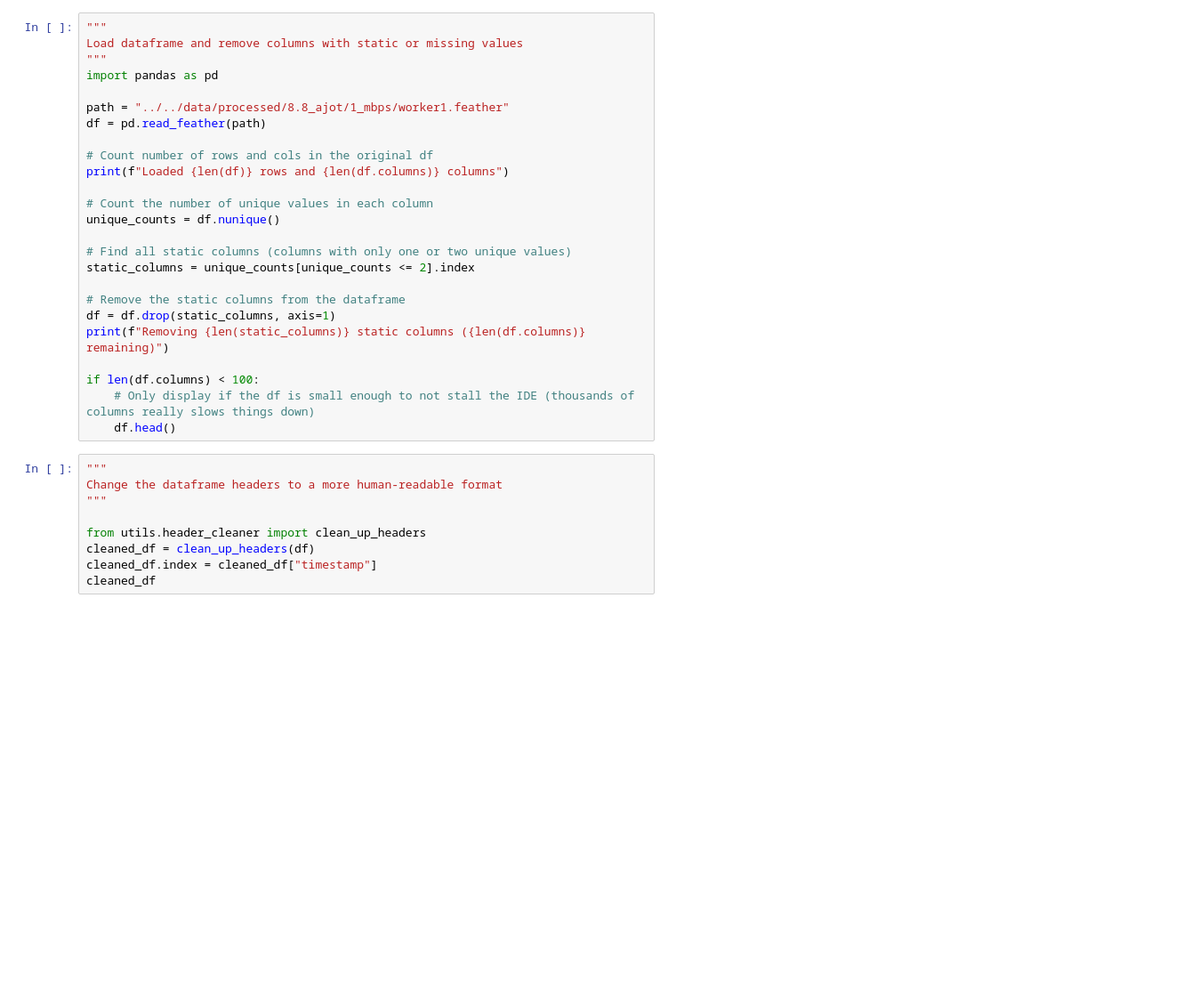
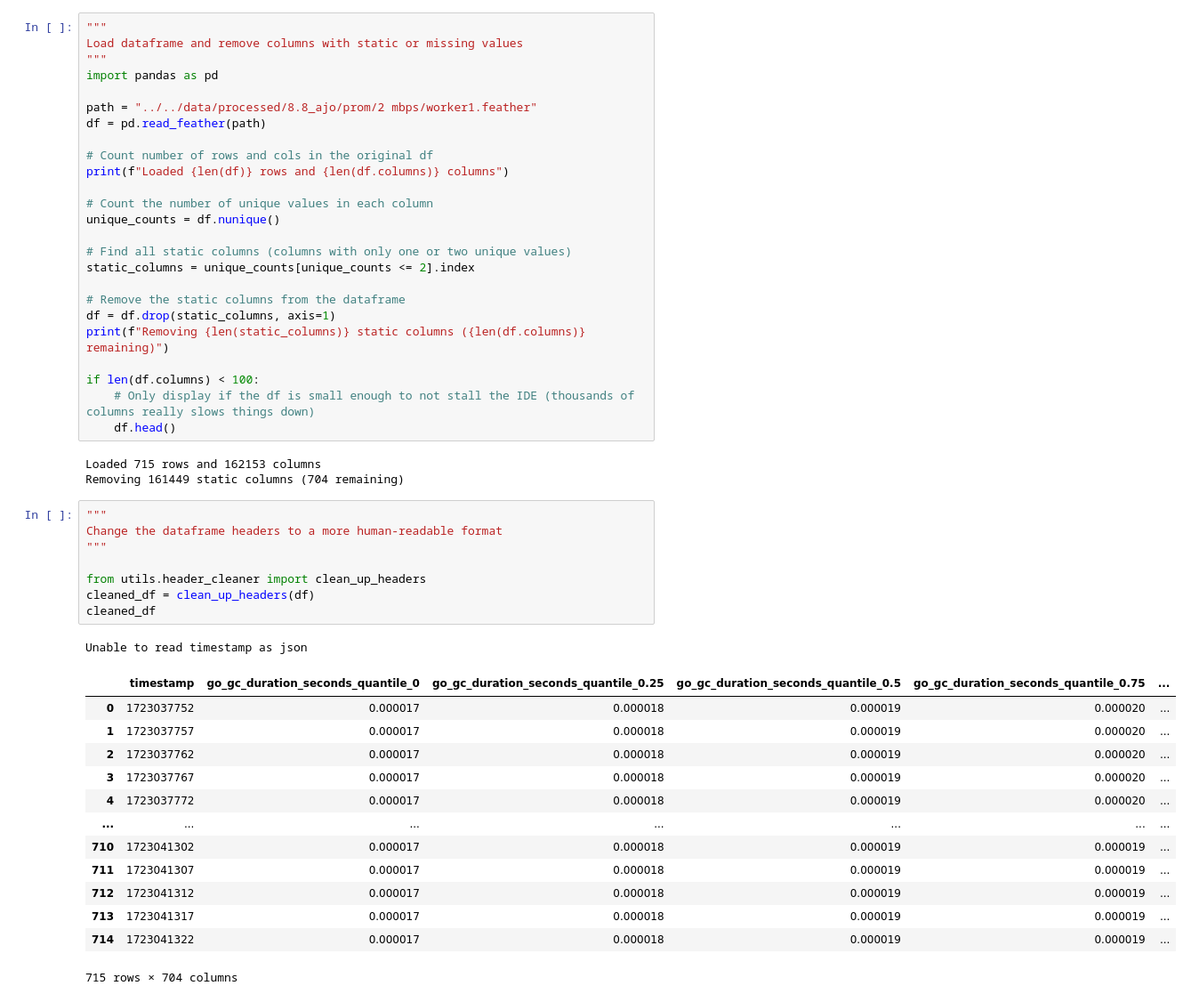
Before and after one commit to debnera/framework-analysis, a Jupyter notebook: src/dataset-tools/03_plot_prometheus.ipynb, the cells around one changed output. Shown: that part at 89% size. Drawn from its saved outputs; the diff is of its cells as text; blank space fills up the shorter version.

```diff
--- a/src/dataset-tools/03_plot_prometheus.ipynb
+++ b/src/dataset-tools/03_plot_prometheus.ipynb
@@ -4,7 +4,7 @@ Load dataframe and remove columns with static or missing values
 """
 import pandas as pd
 
-path = "../../data/processed/8.8_ajot/1_mbps/worker1.feather"
+path = "../../data/processed/8.8_ajo/prom/2 mbps/worker1.feather"
 df = pd.read_feather(path)
 
 # Count number of rows and cols in the original df
@@ -23,15 +23,32 @@ print(f"Removing {len(static_columns)} static columns ({len(df.columns)} remaini
 if len(df.columns) < 100:
     # Only display if the df is small enough to not stall the IDE (thousands of columns really slows things down)
     df.head()
+# %% [output]
+Loaded 715 rows and 162153 columns
+Removing 161449 static columns (704 remaining)
 # %%
 """
 Change the dataframe headers to a more human-readable format
 """
 
 from utils.header_cleaner import clean_up_headers
 cleaned_df = clean_up_headers(df)
-cleaned_df.index = cleaned_df["timestamp"]
 cleaned_df
+# %% [output]
+Unable to read timestamp as json
+|  | timestamp | go_gc_duration_seconds_quantile_0 | go_gc_duration_seconds_quantile_0.25 | go_gc_duration_seconds_quantile_0.5 | go_gc_duration_seconds_quantile_0.75 | ... |
+| 0 | 1723037752 | 0.000017 | 0.000018 | 0.000019 | 0.000020 | ... |
+| 1 | 1723037757 | 0.000017 | 0.000018 | 0.000019 | 0.000020 | ... |
+| 2 | 1723037762 | 0.000017 | 0.000018 | 0.000019 | 0.000020 | ... |
+| 3 | 1723037767 | 0.000017 | 0.000018 | 0.000019 | 0.000020 | ... |
+| 4 | 1723037772 | 0.000017 | 0.000018 | 0.000019 | 0.000020 | ... |
+| ... | ... | ... | ... | ... | ... | ... |
+| 710 | 1723041302 | 0.000017 | 0.000018 | 0.000019 | 0.000019 | ... |
+| 711 | 1723041307 | 0.000017 | 0.000018 | 0.000019 | 0.000019 | ... |
+| 712 | 1723041312 | 0.000017 | 0.000018 | 0.000019 | 0.000019 | ... |
+| 713 | 1723041317 | 0.000017 | 0.000018 | 0.000019 | 0.000019 | ... |
+| 714 | 1723041322 | 0.000017 | 0.000018 | 0.000019 | 0.000019 | ... |
+715 rows × 704 columns
 # %%
 """
 TODO: Extend this script to do some plotting (maybe copy-and-paste this code into separate file first)
```
Also changed, not shown: parts of 1 cell of this notebook, 7 other files.
